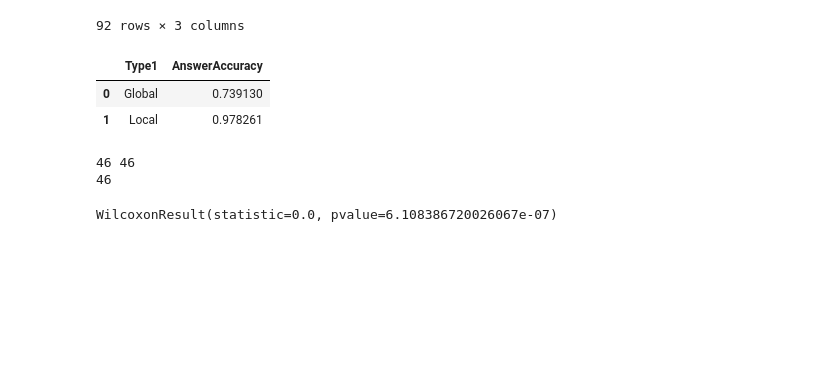
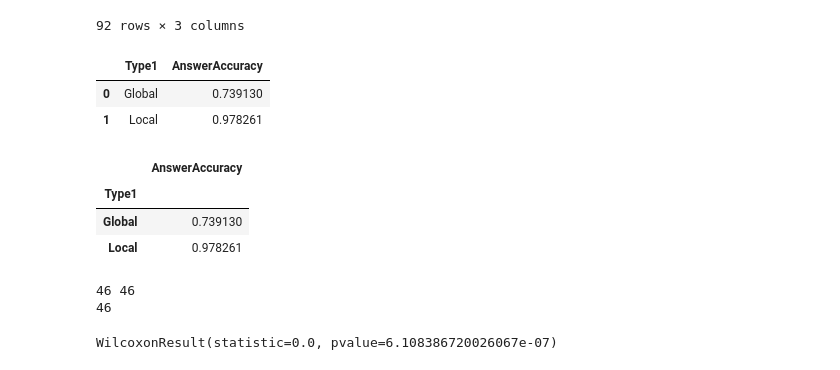
Before and after one commit to aminobest/BPM2023TaskType, a Jupyter notebook: analysis/Notebook1_ Basic_Analysis.ipynb, the cells around one changed output. Cells and saved outputs as stored; diff of their text form; code cells hidden in the pictures; blank space fills up the shorter version.

```diff
--- a/analysis/Notebook1_ Basic_Analysis.ipynb
+++ b/analysis/Notebook1_ Basic_Analysis.ipynb
@@ -108,8 +92,8 @@ for subdir, dirs, files in os.walk(directory):
             filename = os.path.join(subdir, file)
             data = pd.DataFrame(read_json(filename)["processedGazeData"]["gazeData"])
 
-            data["participant"] = re.search('data/(.+?)\\\EyeMind_EyeMind_',filename).group(1) #for windows
-            #data["participant"] = re.search('data/(.+?)/EyeMind_EyeMind_',filename).group(1) # for mac
+            #data["participant"] = re.search('data/(.+?)\\\EyeMind_EyeMind_',filename).group(1) #for windows
+            data["participant"] = re.search('data/(.+?)/EyeMind_EyeMind_',filename).group(1) # for mac
             allData = pd.concat([allData,data],axis=0)
 
 allData = allData.reset_index(drop=True)
@@ -187,6 +171,17 @@ answeringAccuracy(ansAccData,['Type1'])
 |  | Type1 | AnswerAccuracy |
 | 0 | Global | 0.739130 |
 | 1 | Local | 0.978261 |
+# %%
+#V2
+#Calculate mean per participant
+ansAcc_participant = answeringAccuracy(ansAccData,['participant','Type1','Type2'])
+#Calculate descriptives
+ansAcc_participant.groupby('Type1').agg({'AnswerAccuracy':'mean'})
+# %% [output]
+|  | AnswerAccuracy |
+| Type1 |  |
+| Global | 0.739130 |
+| Local | 0.978261 |
 # %%
 # Inferentials
 # %%
```
Also changed, not shown: parts of 5 cells of this notebook, 2 other files.
